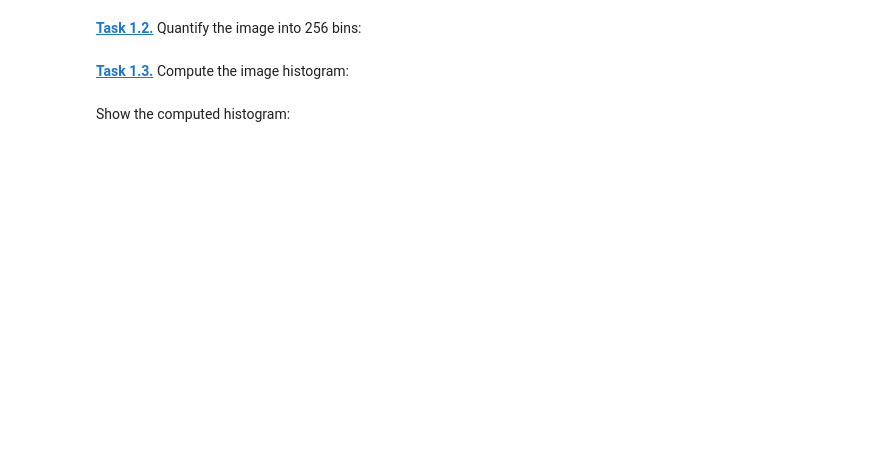
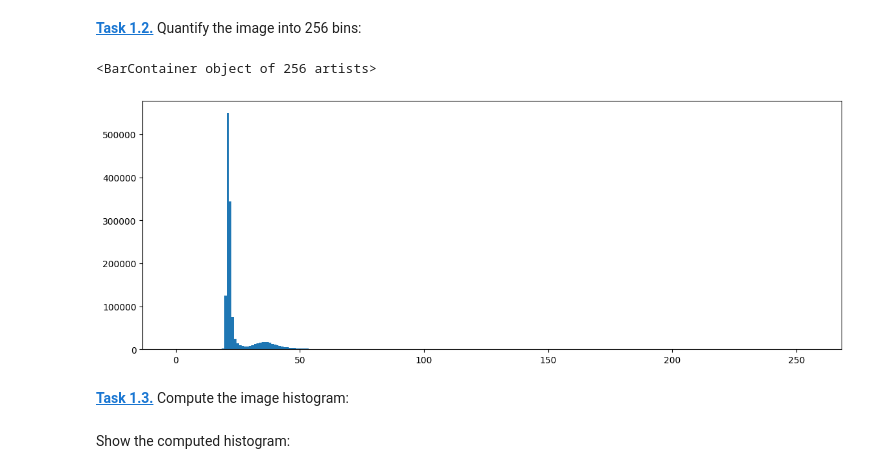
Before and after one commit to annachek3-creator/mobi-fs5-python, a Jupyter notebook: otsu.ipynb, the cells around one changed output. Cells and saved outputs as stored; diff of their text form; code cells hidden in the pictures; blank space fills up the shorter version.

```diff
--- a/otsu.ipynb
+++ b/otsu.ipynb
@@ -8,5 +16,17 @@ import matplotlib.pyplot as plt
 # %% [markdown]
 **[Task 1.2.]()** Quantify the image into 256 bins:
+# %%
+img8=(imgf*255).round().astype(np.uint8)
+
+h=np.zeros(256) #flat array with 256 zeros
+
+for i in range(256):
+    h[i]=np.sum(img8 == i) # img8==i ist ein array, in dem die pixel mit intensität i True sind und die anderen False; mit np.sum() wird ihre summe (=häufigkeit) gezählz und als h[i] gespeichert
+plt.figure(figsize=(14,5))
+plt.bar(range(256), h, width=1)
+# %% [output]
+<BarContainer object of 256 artists>
+[figure, added]
 # %% [markdown]
 **[Task 1.3.]()** Compute the image histogram:
 # %% [markdown]
```
Also changed, not shown: parts of 10 cells of this notebook.
